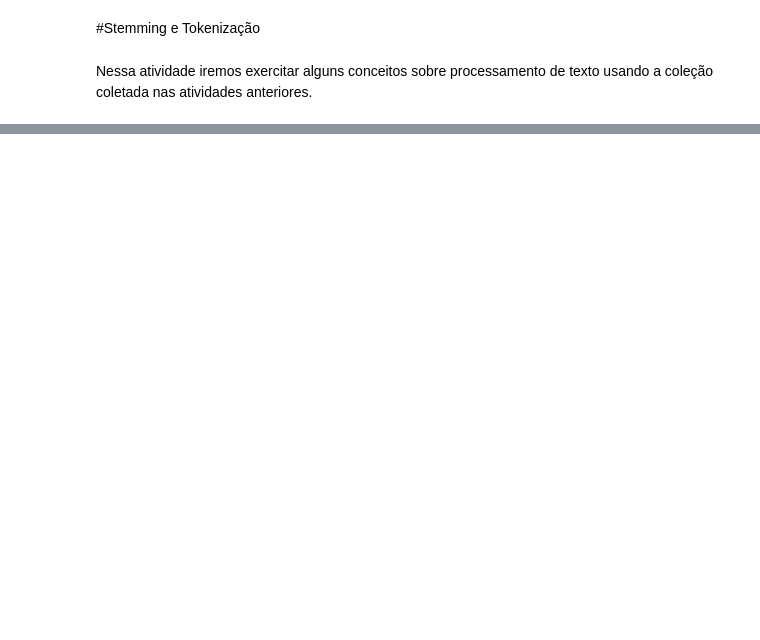
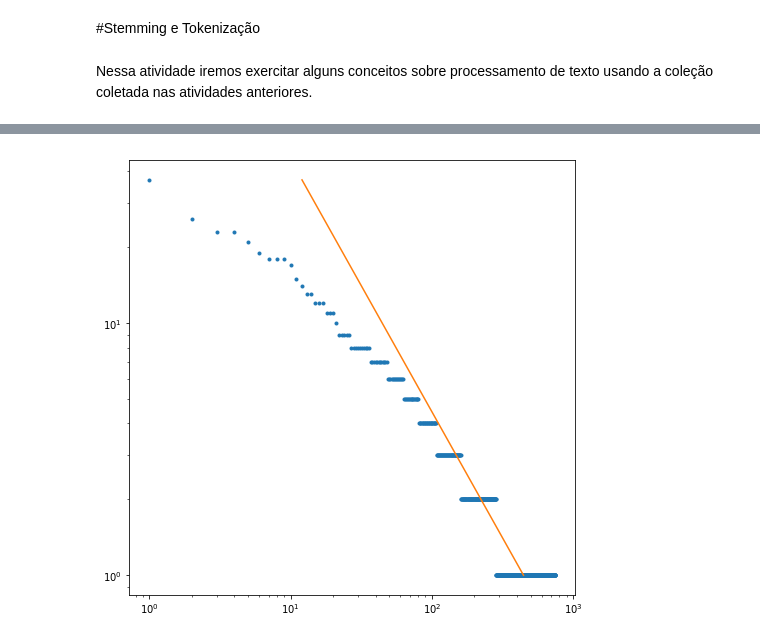
Before and after one commit to ivynasantino/mineracao-de-dados, a Jupyter notebook: 02-processamento_de_texto/reports/stemmig_tokenization.ipynb, the cells around one changed output, grey strips where cells are left out. Saved outputs shown, nothing was run; the diff lists cells and outputs as text; code cells hidden in the pictures; blank space fills up the shorter version.

Commit message:
adiciona tabela e plot do stemmig

```diff
--- a/02-processamento_de_texto/reports/stemmig_tokenization.ipynb
+++ b/02-processamento_de_texto/reports/stemmig_tokenization.ipynb
@@ -92,0 +124,7 @@ table
+# %%
+stemmer = nltk.stem.RSLPStemmer()
+
+stemmers = [stemmer.stem(token) for token in wl]
+
+for ste in stemmers:
+   print(ste)
@@ -92,0 +149,15 @@ table
+# %%
+total_stem_occur = len(stemmers)
+
+words = pd.DataFrame(stemmers, columns = ['word'])
+
+stem_count = words.word.value_counts().reset_index()
+
+stem_count.columns = ['word', 'freq']
+stem_count['r'] = stem_count.freq.rank(ascending = False,
+                                       method = 'first')
+
+stem_count['Pr(%)'] = round((stem_count.freq / total_stem_occur) * 100, 3)
+stem_count['r.Pr'] = round(stem_count.r * stem_count['Pr(%)'] / 100, 2)
+
+stem_count[:50]
@@ -92,0 +182,17 @@ table
+# %%
+%matplotlib inline
+
+pr_stem = stem_count.freq / total_stem_occur * 100
+rpr_stem = stem_count.r * (stem_count['Pr(%)']) / 100
+
+stem_count['pred'] = np.median(rpr_stem) / pr_stem * 100
+
+f, ax = plt.subplots(figsize = (8, 8))
+ax.set(xscale = 'log',
+       yscale = 'log')
+
+plt.plot(stem_count['r'], stem_count['freq'], linestyle="", marker='.')
+plt.plot(stem_count['pred'], stem_count['freq'])
+plt.show()
+# %% [output]
+[figure, added]
```
Also changed, not shown: parts of 6 cells of this notebook.
